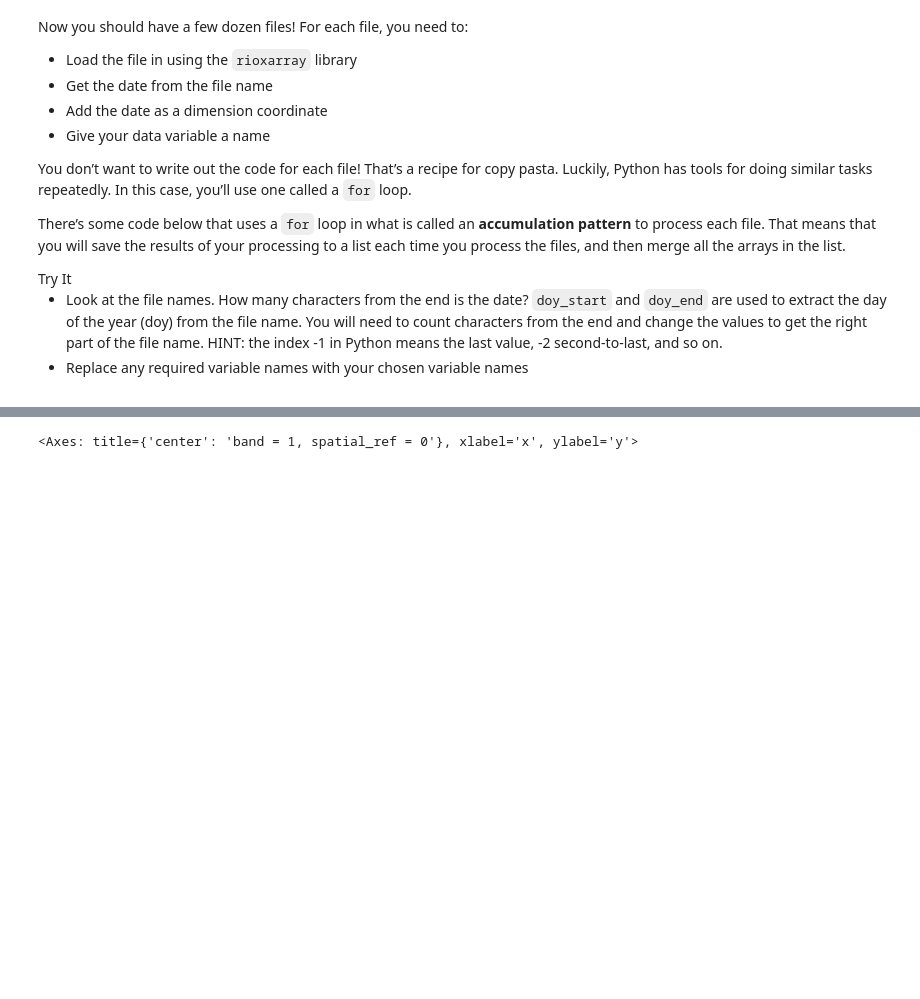
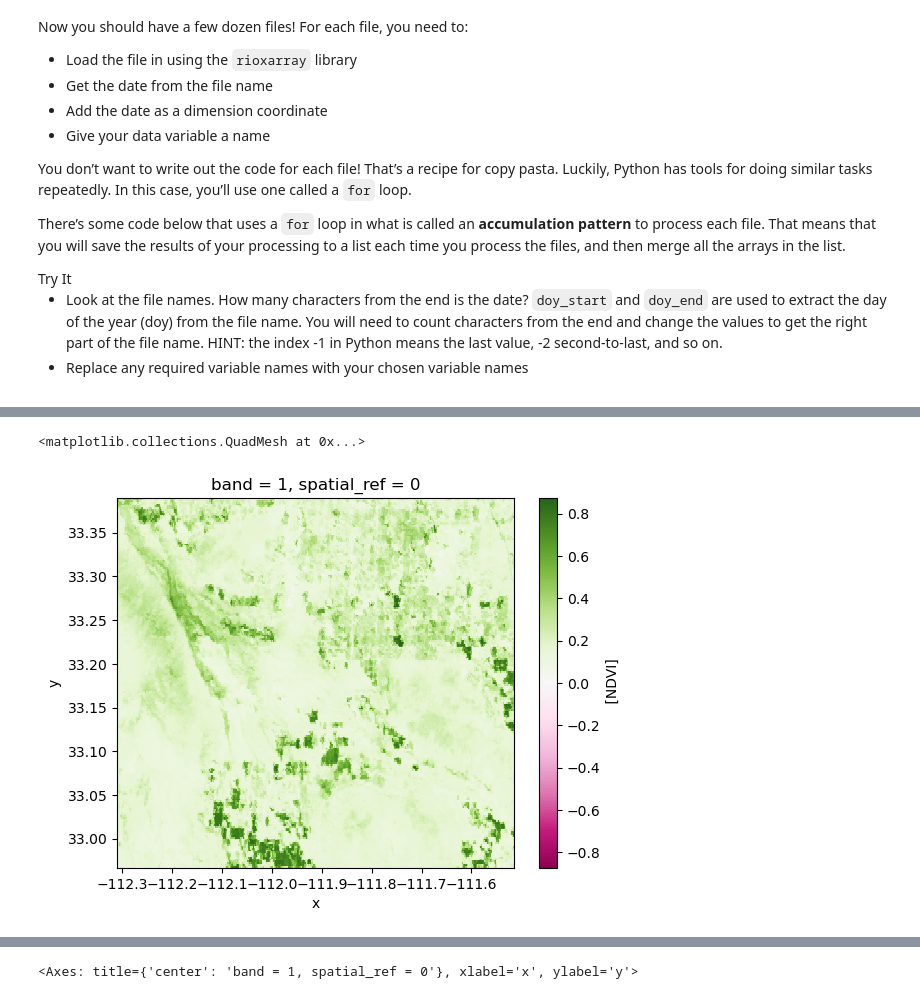
Before and after one commit to cu-esiil-edu/04-vegetation-ESIILtest24, a Jupyter notebook: notebooks/vegetation-02-wrangle.ipynb, the cells around one changed output, grey strips where cells are left out. Drawn from its saved outputs; the diff is of its cells as text; code cells hidden in the pictures; blank space fills up the shorter version.

```diff
--- a/notebooks/vegetation-02-wrangle.ipynb
+++ b/notebooks/vegetation-02-wrangle.ipynb
@@ -169,0 +115,5 @@ rxr.open_rasterio(ndvi_paths[0], mask_and_scale=True).squeeze().plot()
+# %%
+rxr.open_rasterio(ndvi_paths[-1], mask_and_scale=True).squeeze().plot(cmap=plt.cm.PiYG)
+# %% [output]
+<matplotlib.collections.QuadMesh at 0x...>
+[figure, added]
```
Also changed, not shown: parts of 6 cells of this notebook.
